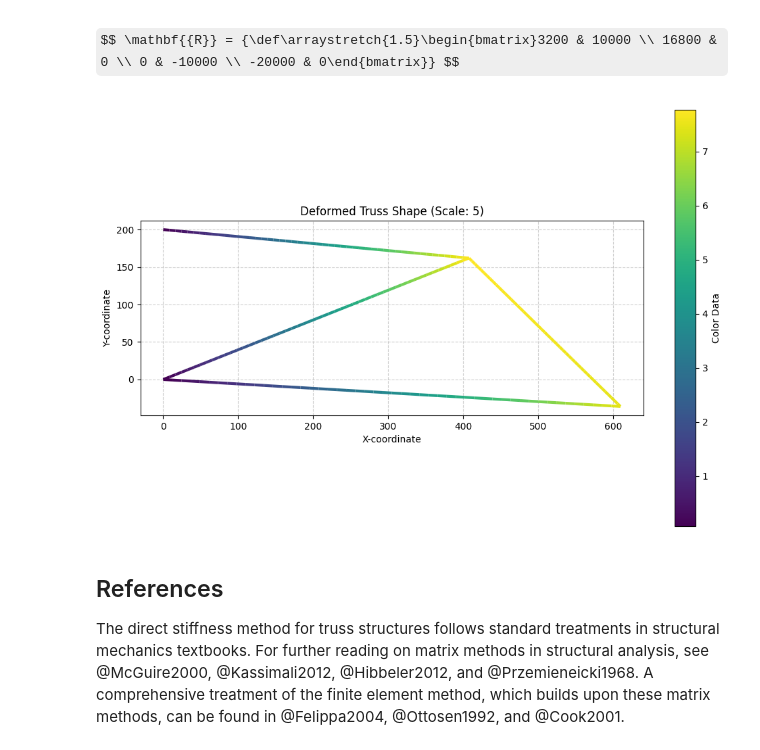
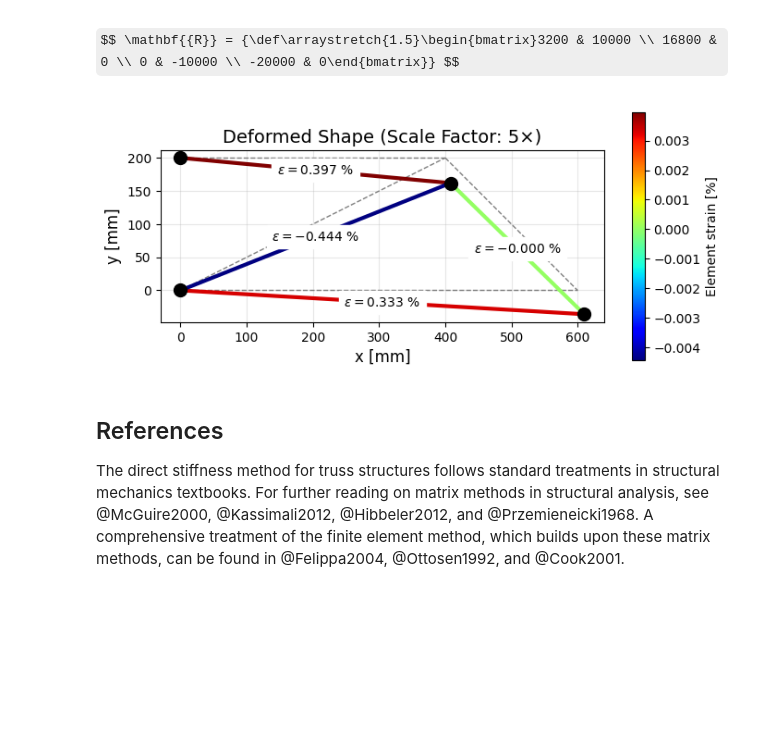
Before and after one commit to johanjans/python, a Jupyter notebook: SystematicTrussAnalysis.ipynb, the cells around one changed output. Drawn from its saved outputs; the diff is of its cells as text; code cells hidden in the pictures; some formulas as TeX source; blank space fills up the shorter version.

Commit message:
Uses mechanicskit patch function for simpler ploting

```diff
--- a/SystematicTrussAnalysis.ipynb
+++ b/SystematicTrussAnalysis.ipynb
@@ -1444,7 +1390,57 @@ def visualize_deformed_truss(nodes, elements, U, cdata, scale_factor=1.0, use_in
-# %%
-visualize_deformed_truss(nodes, elements, U, UR, scale_factor=5)
-# %% [output]
-[figure, removed]
+# %%
+# Plot the member strain on the deformed shape
+# | code-fold: true
+
+plt.style.use("default")
+fig, ax = plt.subplots(figsize=(7, 7))
+
+# Amplification factor for visualization
+scale = 5
+
+# Plot undeformed structure with mk.patch()
+mk.patch('Faces', elements, 'Vertices', nodes,
+         'EdgeColor', 'k', 'LineWidth', 1, 'LineStyle', '--', 'alpha', 0.5)
+
+# Plot deformed structure with color-coded strain
+deformed_nodes = nodes + scale * u.reshape(-1, 2)
+
+# For element-wise data (flat colors), patch() auto-detects from array length
+mk.patch(
+    'Faces', elements,
+    'Vertices', deformed_nodes,
+    'FaceVertexCData', epsilon,  # Element-wise strain data (n_elements,)
+    'LineWidth', 3
+)
+
+# Apply colormap and add colorbar
+mk.cmap('jet', label="Element strain [%]", shrink=0.4)
+
+# Plot nodes
+ax.scatter(deformed_nodes[:, 0], deformed_nodes[:, 1], c="k", s=100, zorder=5)
+
+# Add element labels at midpoints of deformed elements
+for i, (n1, n2) in enumerate(elements):
+    mid_point = (deformed_nodes[n1] + deformed_nodes[n2]) / 2
+    ax.text(
+        mid_point[0],
+        mid_point[1],
+        str(f"$\\varepsilon={epsilon[i]*100:.3f}$ %"),
+        backgroundcolor="w",
+        horizontalalignment="center",
+        verticalalignment="center",
+        fontsize=10,
+        fontweight="normal",
+    )
+
+ax.set_xlabel("x [mm]", fontsize=12)
+ax.set_ylabel("y [mm]", fontsize=12)
+ax.set_title(f"Deformed Shape (Scale Factor: {scale}×)", fontsize=14)
+ax.grid(True, alpha=0.3)
+ax.set_aspect("equal")
+plt.tight_layout()
+plt.show()
+# %% [output]
+[figure, added]
 # %% [markdown]
 ## References
 
```
Also changed, not shown: parts of 7 cells of this notebook.
